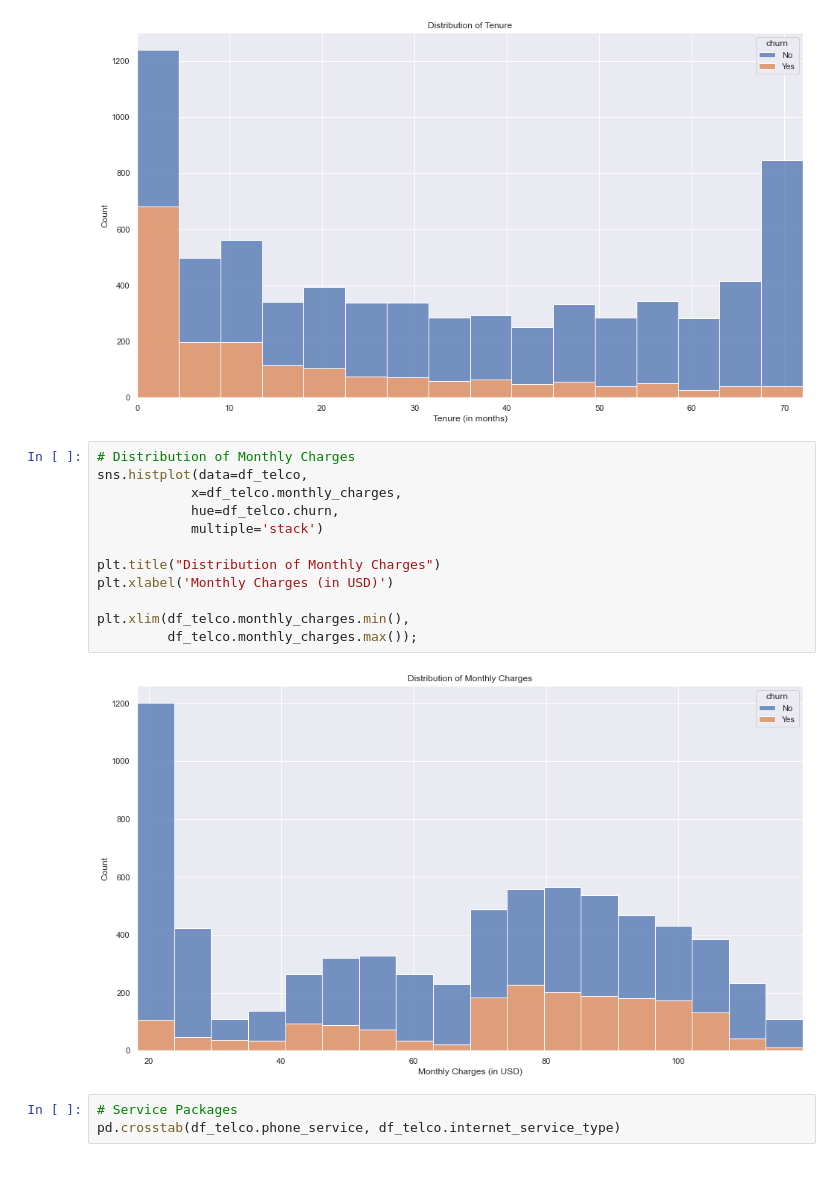
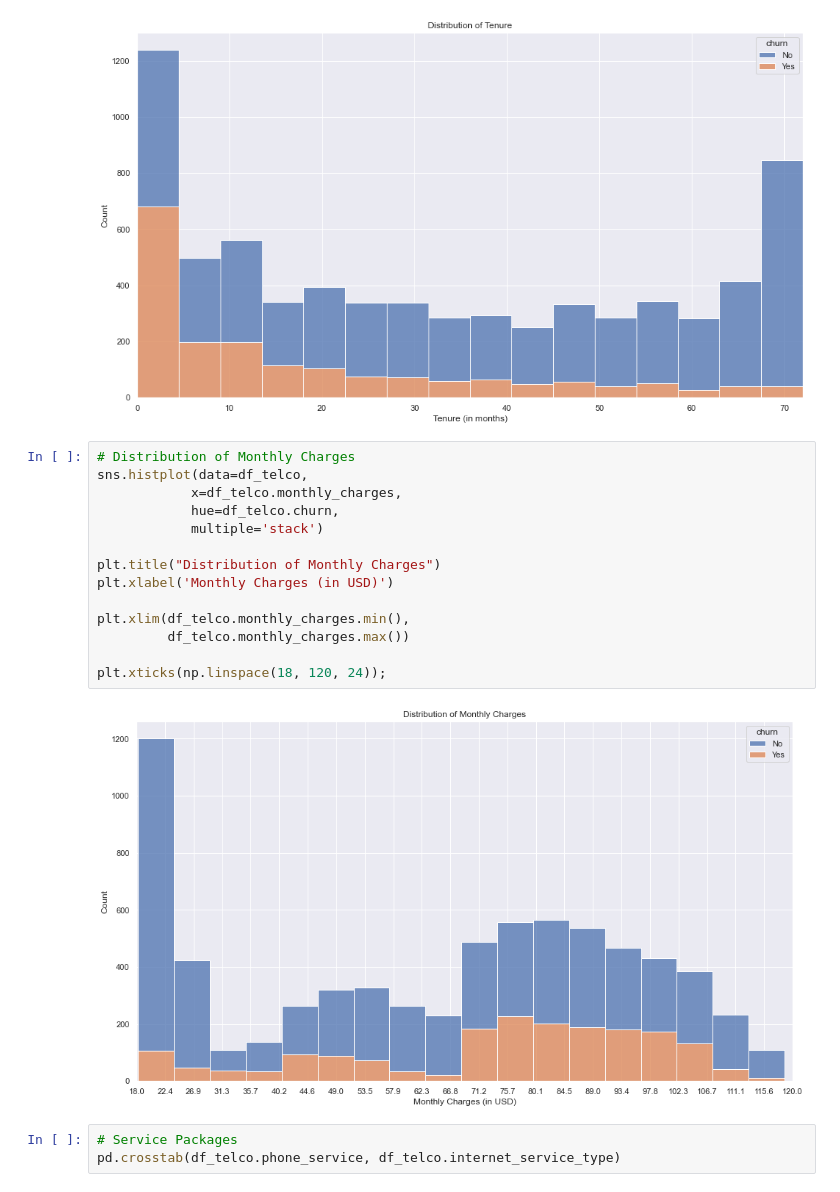
Before and after one commit to Promeos/telco-churn-project, a Jupyter notebook: telco_report.ipynb, the cells around one changed output. Cells and saved outputs as stored; diff of their text form.

```diff
--- a/telco_report.ipynb
+++ b/telco_report.ipynb
@@ -171,17 +227,19 @@ plt.xlim(0, df_telco.tenure.max());
 # %%
 # Distribution of Monthly Charges
 sns.histplot(data=df_telco,
             x=df_telco.monthly_charges,
             hue=df_telco.churn,
             multiple='stack')
 
 plt.title("Distribution of Monthly Charges")
 plt.xlabel('Monthly Charges (in USD)')
 
 plt.xlim(df_telco.monthly_charges.min(),
-         df_telco.monthly_charges.max());
+         df_telco.monthly_charges.max())
+
+plt.xticks(np.linspace(18, 120, 24));
 # %% [output]
-[figure, old version]
+[figure, new version]
 # %%
 # Service Packages
 pd.crosstab(df_telco.phone_service, df_telco.internet_service_type)
```
Also changed, not shown: parts of 27 cells of this notebook, 1 other file.
